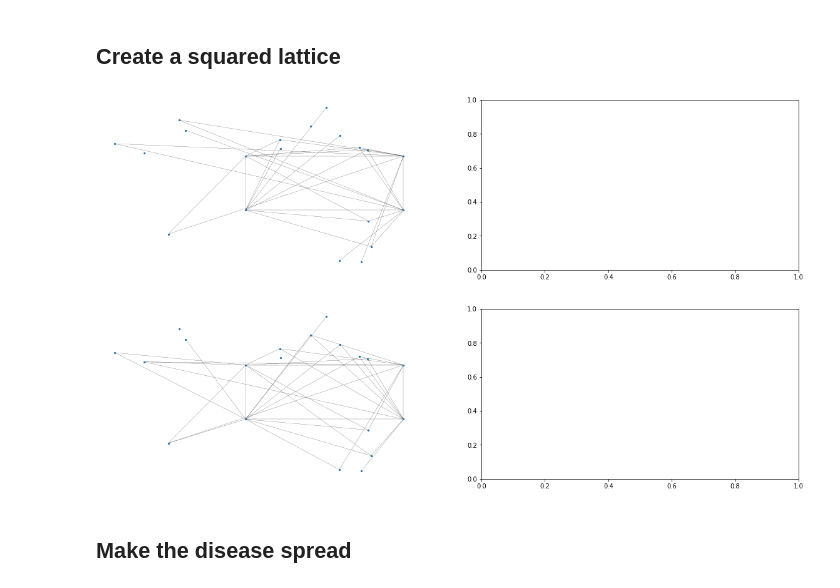
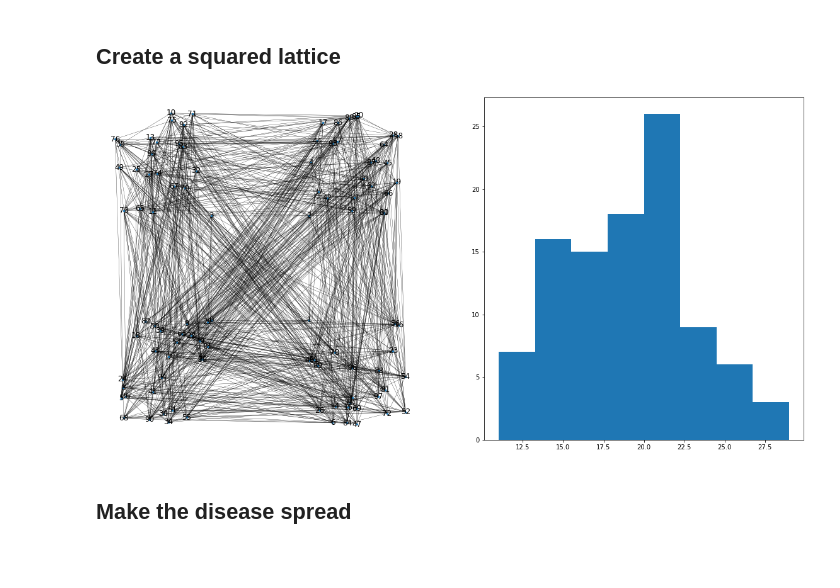
Before and after one commit to RMilock/ComplexSpread, a Jupyter notebook: MySpread.ipynb, the cells around one changed output. Saved outputs shown, nothing was run; the diff lists cells and outputs as text; code cells hidden in the pictures; blank space fills up the shorter version.

```diff
--- a/MySpread.ipynb
+++ b/MySpread.ipynb
@@ -43,59 +24,43 @@ def rgraph(N,p):
 # %%
-fig, axs = plt.subplots(1,2, figsize=(20,5))
+fig, axs = plt.subplots(1,2, figsize=(20,10))
 
-p=0.5
 
-G = nx.Graph()
+def rgraph(N,p):
+    G = nx.Graph()
 
-pos = {0:(0,0),1:(1,0),2:(1,1),3:(0,1)}#dict with two of the positions set
-scale=5
-for i in range(4,N): pos[i]=(random.random()+1, random.random()+1)
-print(pos)
+    'Center the initial squared lattice'
+    pos = {0:(0,0),1:(1,0),2:(1,1),3:(0,1)}#dict with two of the positions set
+    for i in range(4,N): pos[i]=(random.random()+(-1)**random.randint(0,1), random.random()+(-1)**random.randint(0,1) )
 
-G.add_nodes_from(pos.keys())
-for n, coord in pos.items():
-   G.nodes[n]['pos'] = coord
-edges = set() #avoid to put same link twice (unordered)
-for i,j in product(range(4), repeat=2):
-  if j==(i+1)%4 or j==(i-1)%4: edges.add((i,j))
-for i,j in product(range(4), range(4,N)):
-  if i != j and random.random() <= p: # since we want it to work the p% of times
-    edges.add((i,j))
+    'Add nodes to graph and "double"-edging'
+    G.add_nodes_from(pos.keys())
+    for n, coord in pos.items():
+      G.nodes[n]['pos'] = coord
+    edges = set() #avoid to put same link twice (unordered)
+    for i,j in product(range(4), repeat=2):
+      if j==(i+1)%4 or j==(i-1)%4: edges.add((i,j))
+    for i,j in product(range(N), repeat=2):
+      if i != j and random.random() <= p: # with this meth we have 2p of chance of edging. So, the mean=n*2p
+        edges.add((i,j))
 
-G.add_edges_from(edges)
+    'Remove the cross edges within the square'
+    disclist=[(0,2),(2,0),(1,3),(3,1)]
+    for x in disclist: edges.discard(x)
+    G.add_edges_from(edges)
+
+    return G,pos
+
+G,pos=rgraph(100,0.1)
 
 nx.draw(G, ax=axs[0], pos=pos, with_labels=True, font_size=12, node_size=5, width=.3)
+
+
+def plot_degree_dist(G):
+    degrees = [G.degree(n) for n in G.nodes()]
+    axs[1].hist(degrees, bins="auto", log=False, density=0)
+plot_degree_dist(G)
 # %% [output]
-[figure, old version]
+[figure, new version]
-# %%
-fig, axs = plt.subplots(1,2, figsize=(20,5))
-
-
-def rgraph(N,p):
-    G = nx.Graph()
-
-    pos = {0:(0,0),1:(1,0),2:(1,1),3:(0,1)}#dict with two of the positions set
-    for i in range(4,N): pos[i]=(random.random()*(-1)**random.randint(0,10), random.random()+(-1)**random.randint(0,10) )
-
-    G.add_nodes_from(pos.keys())
-    for n, coord in pos.items():
-      G.nodes[n]['pos'] = coord
-    edges = set() #avoid to put same link twice (unordered)
-    for i,j in product(range(4), repeat=2):
-      if j==(i+1)%4 or j==(i-1)%4: edges.add((i,j))
-    for i,j in product(range(4), range(4,N)):
-      if i != j and random.random() <= p: # since we want it to work the p% of times
-        edges.add((i,j))
-
-    G.add_edges_from(edges)
-
-    return G
-
-G=rgraph(20,0.5)
-
-nx.draw(G, ax=axs[0], pos=pos, with_labels=False, font_size=12, node_size=5, width=.2)
-# %% [output]
-[figure, removed]
 # %% [markdown]
 ## Make the disease spread
 # %%
```
Also changed, not shown: parts of 4 cells of this notebook.
